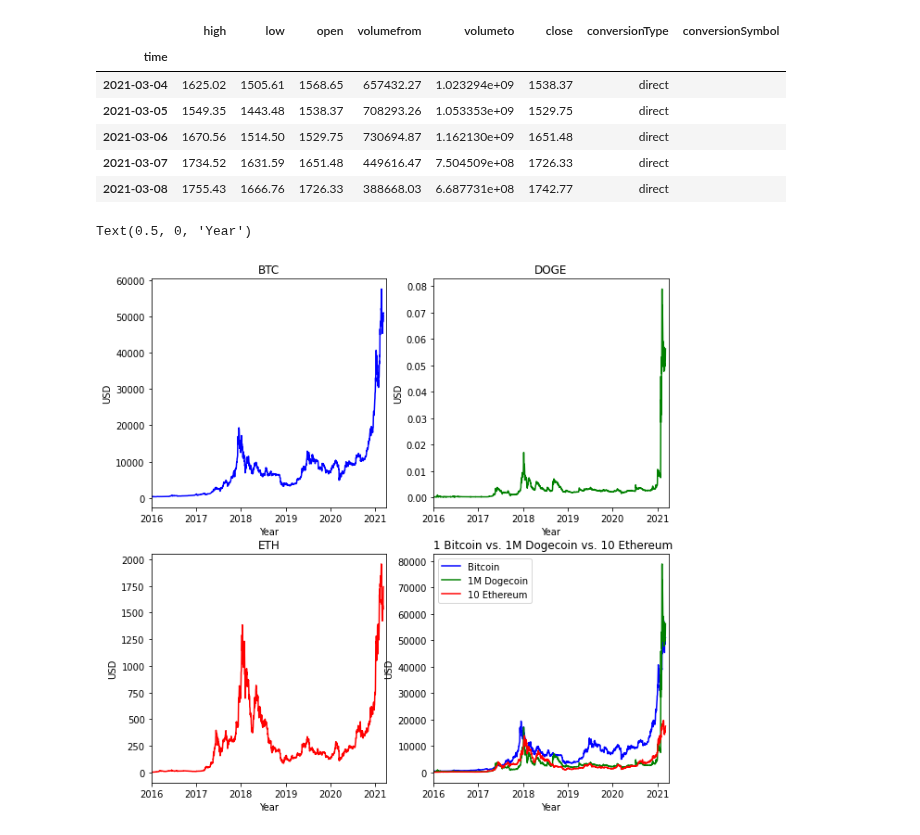
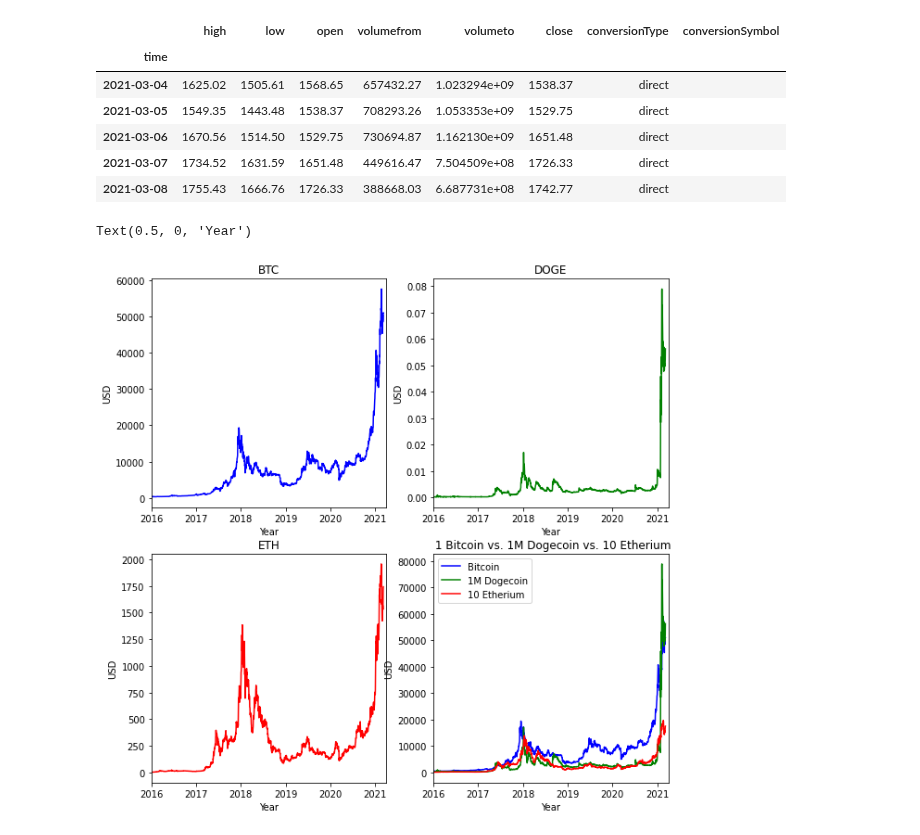
Before and after one commit to marianamaroto/ExploringCryptocurrencies, a Jupyter notebook: Exploring_Cryptos_Value_Over_Time.ipynb, the cells around one changed output. Cells and saved outputs as stored; diff of their text form; code cells hidden in the pictures.

```diff
--- a/Exploring_Cryptos_Value_Over_Time.ipynb
+++ b/Exploring_Cryptos_Value_Over_Time.ipynb
@@ -52,32 +50,32 @@ cryptos_dict_datasets['ETH'].tail()
 # %%
 # Show growth of each cryptocurrency side by side
 import matplotlib.pyplot as plt
 from datetime import datetime
 fig = plt.figure(figsize=(10, 10))
 
 x = 1
 colors_dic = {'BTC':'b','DOGE':'g','ETH':'r'}
 for i in cryptos:
   ax = fig.add_subplot(2, 2, x)
   ax.plot(cryptos_dict_datasets[i].index, cryptos_dict_datasets[i]['close'], colors_dic[i])
   ax.set_title(i)
   ax.set_xlim([datetime(2016, 1, 1), datetime(2021, 4, 1)])
   ax.set_ylabel('USD')
   ax.set_xlabel('Year')
   x = x + 1
 
 BTC = cryptos_dict_datasets['BTC']
 DOGE = cryptos_dict_datasets['DOGE']
 ETH = cryptos_dict_datasets['ETH']
 ax4 = fig.add_subplot(2, 2, 4)
 ax4.plot(BTC.index, BTC['close'], label = "Bitcoin", color = 'b')
 ax4.plot(DOGE.index, DOGE['close']*1000000, label = 'Dogecoin*e^6', color = 'g')
-ax4.plot(ETH.index, ETH['close']*10, label = 'Ethereum*10', color = 'r')
+ax4.plot(ETH.index, ETH['close']*10, label = 'Etherium*10', color = 'r')
 ax4.set_xlim([datetime(2016, 1, 1), datetime(2021, 4, 1)])
-ax4.legend(['Bitcoin', '1M Dogecoin', '10 Ethereum'])
-ax4.set_title(" 1 Bitcoin vs. 1M Dogecoin vs. 10 Ethereum")
+ax4.legend(['Bitcoin', '1M Dogecoin', '10 Etherium'])
+ax4.set_title(" 1 Bitcoin vs. 1M Dogecoin vs. 10 Etherium")
 ax4.set_ylabel('USD')
 ax4.set_xlabel('Year')
 # %% [output]
 Text(0.5, 0, 'Year')
-[figure, old version]
+[figure, new version]
```
Also changed, not shown: parts of 1 cell of this notebook.
